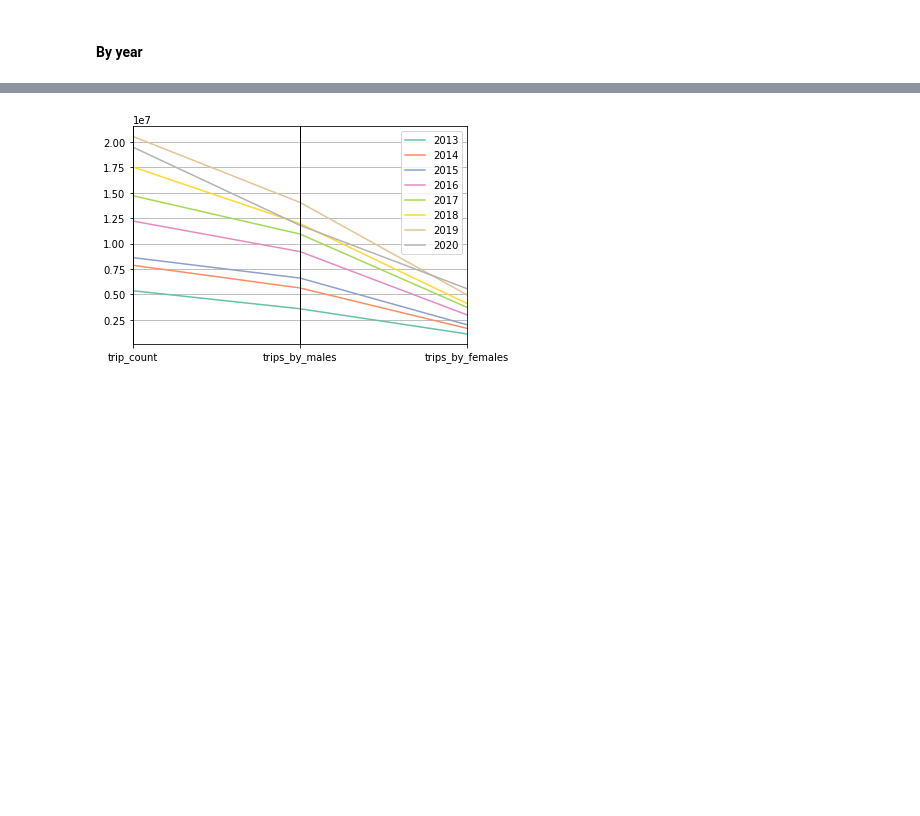
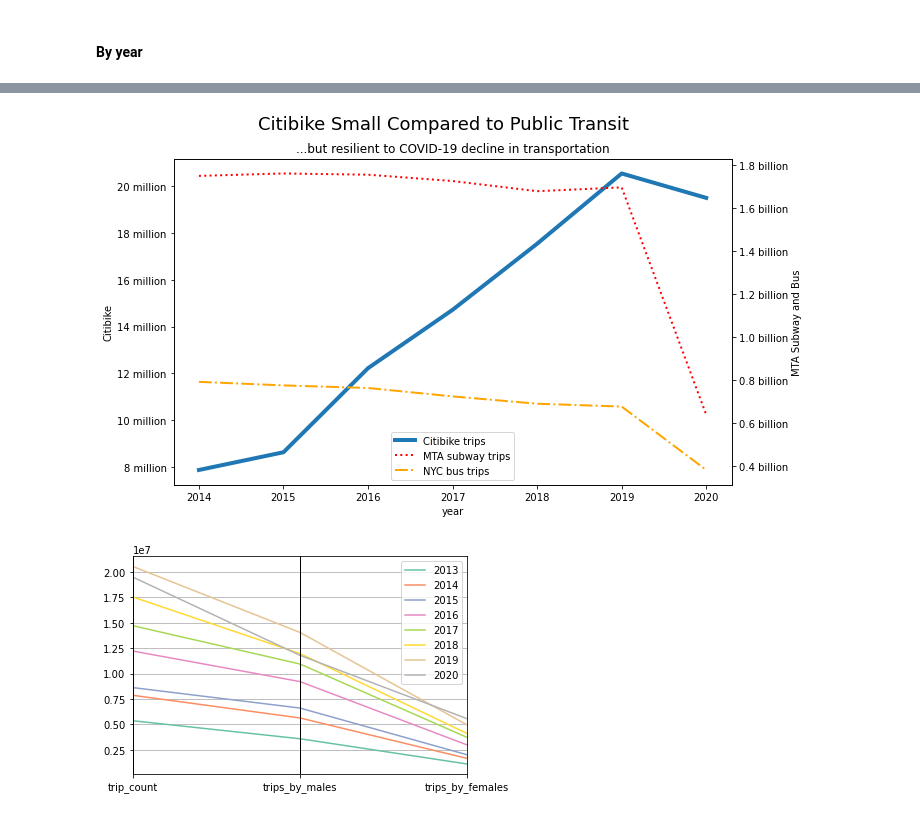
Before and after one commit to rishigoutam/citibike, a Jupyter notebook: eda/temporal.ipynb, the cells around one changed output, grey strips where cells are left out. Cells and saved outputs as stored; diff of their text form; code cells hidden in the pictures; blank space fills up the shorter version.

```diff
--- a/eda/temporal.ipynb
+++ b/eda/temporal.ipynb
@@ -112,3 +138,62 @@ plt.show()
+# %%
+# plot 2014-2020 for MTA comparison
+summaries_to_plot = (
+    summaries.loc[2014:2020].reset_index().rename(columns={"index": "year"})
+)
+# %%
+fig, ax1 = plt.subplots()
+ax2 = ax1.twinx()
+fig.set_size_inches((10, 6))
+sns.lineplot(
+    data=summaries_to_plot,
+    x="year",
+    y="trip_count",
+    ax=ax1,
+    label="Citibike trips",
+    linewidth=4,
+)
+sns.lineplot(
+    data=summaries_to_plot,
+    x="year",
+    y="subway",
+    ax=ax2,
+    label="MTA subway trips",
+    linewidth=2,
+    color="red",
+    linestyle=":",
+)
+sns.lineplot(
+    data=summaries_to_plot,
+    x="year",
+    y="bus",
+    ax=ax2,
+    label="NYC bus trips",
+    linewidth=2,
+    color="orange",
+    linestyle="-.",
+)
+
+ax1.set_ylabel("Citibike")
+ax1.yaxis.set_major_formatter(
+    FuncFormatter(lambda x, pos: ("%1.0f million" % (x * 1e-6)))
+)
+
+ax2.set_ylabel("MTA Subway and Bus")
+ax2.yaxis.set_major_formatter(
+    FuncFormatter(lambda x, pos: ("%1.1f billion" % (x * 1e-9)))
+)
+plt.xlabel("Year")
+plt.suptitle("Citibike Small Compared to Public Transit", fontsize=18)
+plt.title("...but resilient to COVID-19 decline in transportation")
+
+# See: https://stackoverflow.com/questions/14344063/single-legend-for-multiple-axes
+handle1, legend1 = ax1.get_legend_handles_labels()
+handle2, legend2 = ax2.get_legend_handles_labels()
+ax1.legend(handle1 + handle2, legend1 + legend2, loc="lower center")
+ax2.get_legend().remove()
+plt.show()
+# %% [output]
+[figure, added]
 # %%
 # TODO toss this out. perhaps do this for gender and trips dataset?
 parallel_coordinates(
```
Also changed, not shown: parts of 3 cells of this notebook.
